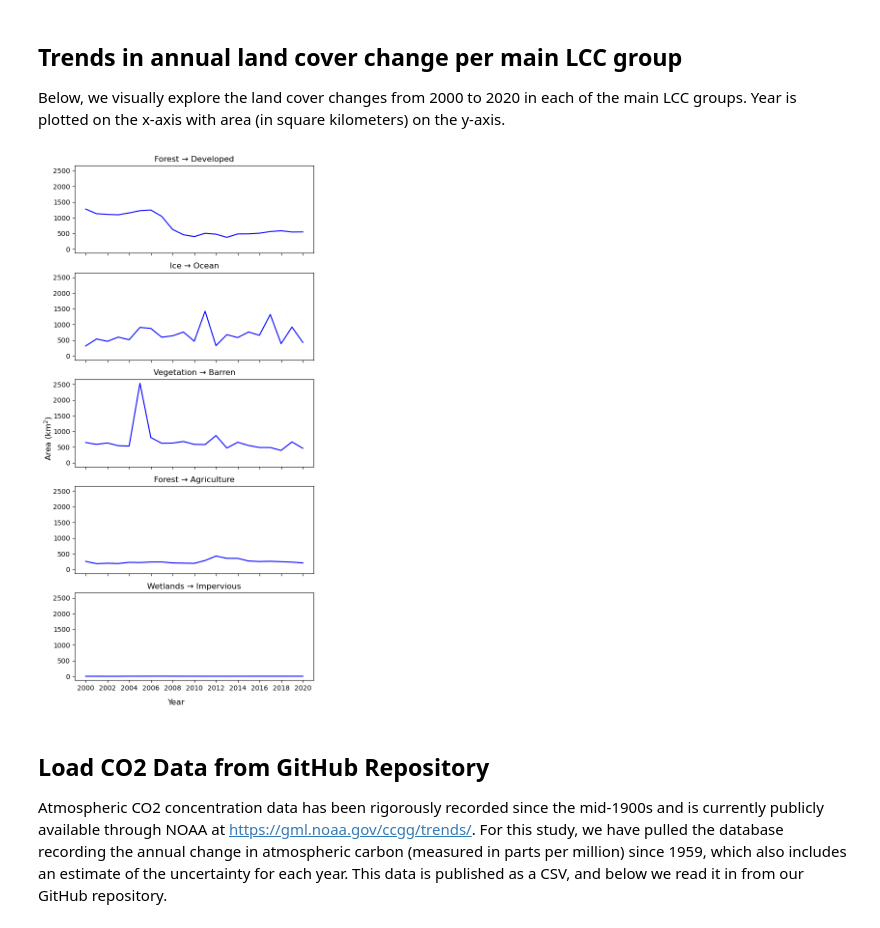
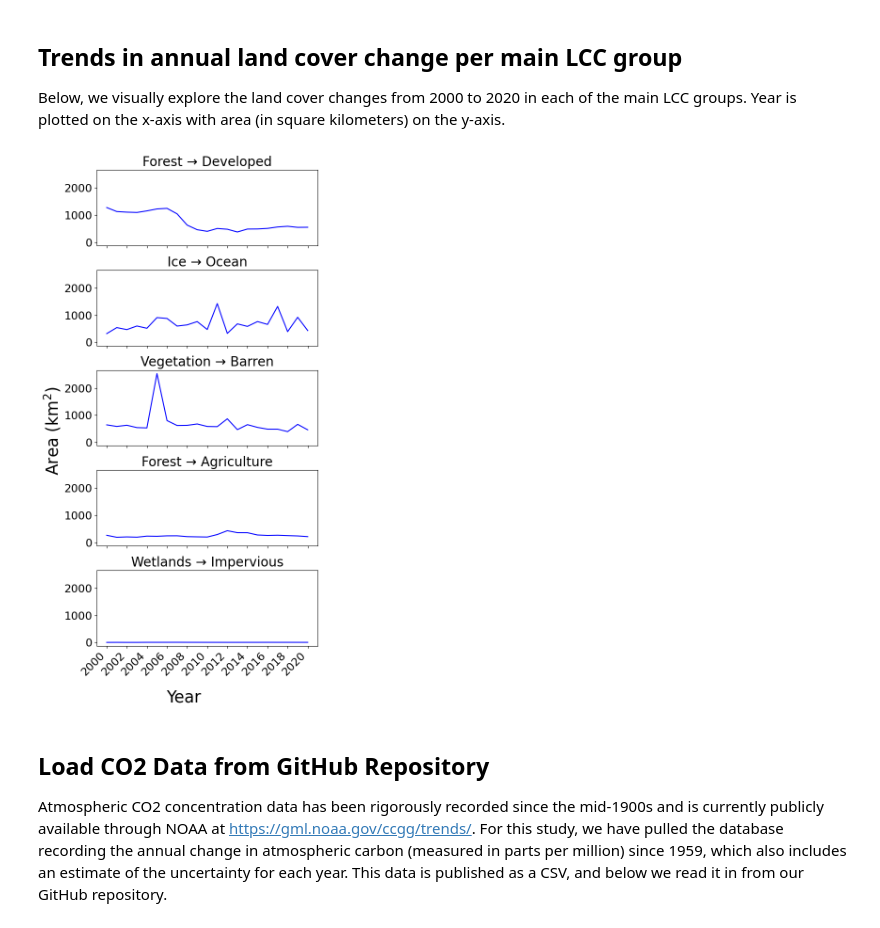
Before and after one commit to lilykarg/biosquad, a Jupyter notebook: biosquad_11_23.ipynb, the cells around one changed output. Cells and saved outputs as stored; diff of their text form; code cells hidden in the pictures.

```diff
--- a/biosquad_11_23.ipynb
+++ b/biosquad_11_23.ipynb
@@ -290,37 +290,43 @@ VtB = VtB_total.groupby('year', as_index=False)['area'].sum()
 FtA_total = trim_lcc_df[trim_lcc_df["LCC Main Group"] == "Forest to Agriculture"]
 FtA = FtA_total.groupby('year', as_index=False)['area'].sum()
 
 ## Wetlands to Impervious Surfaces
 WtI_total = trim_lcc_df[trim_lcc_df["LCC Main Group"] == "Wetlands to Impervious Surfaces"]
 WtI = WtI_total.groupby('year', as_index=False)['area'].sum()
 
 
 # visualize each change over time
 fig, axes = plt.subplots(5, 1, figsize=(6, 12), sharex=True, sharey=True)  # 2 rows, 2 columns
 
 axes[0].plot(FtD['year'], FtD['area'], color='blue')
 axes[1].plot(ItO['year'], ItO['area'], color='blue')
 axes[2].plot(VtB['year'], VtB['area'], color='blue')
 axes[3].plot(FtA['year'], FtA['area'], color='blue')
 axes[4].plot(WtI['year'], WtI['area'], color='blue')
 
 # set x-axis intervals
 years = np.arange(FtD['year'].min(), FtD['year'].max() + 1, 2)
 axes[-1].set_xticks(years)
 
+for ax in axes:
+    ax.tick_params(axis='both', labelsize=17)
+    plt.setp(ax.get_xticklabels(), rotation=45, ha='right')
+
 # add axis labels
-fig.text(0.5, 0.04, "Year", ha='center', fontsize=12)
-fig.text(0.04, 0.5, "Area (km$\mathregular{^2}$)", va='center', rotation='vertical', fontsize=12)
+fig.text(0.5, 0.02, "Year", ha='center', fontsize=25)
+fig.text(0, 0.5, "Area (km$\mathregular{^2}$)", va='center', rotation='vertical', fontsize=25)
 
 titles = ["Forest → Developed", "Ice → Ocean", "Vegetation → Barren",
           "Forest → Agriculture", "Wetlands → Impervious"]
 
 for ax, title in zip(axes, titles):
-    ax.set_title(title)
+    ax.set_title(title, fontsize = 20)
 
 plt.tight_layout(rect=[0.05, 0.05, 1, 1])
+
+plt.savefig("lcc_patterns.png", dpi=300, bbox_inches='tight')
 # %% [output]
-[figure, old version]
+[figure, new version]
 # %% [markdown]
 ## **Load CO2 Data from GitHub Repository**
 
```
Also changed, not shown: parts of 7 cells of this notebook.
